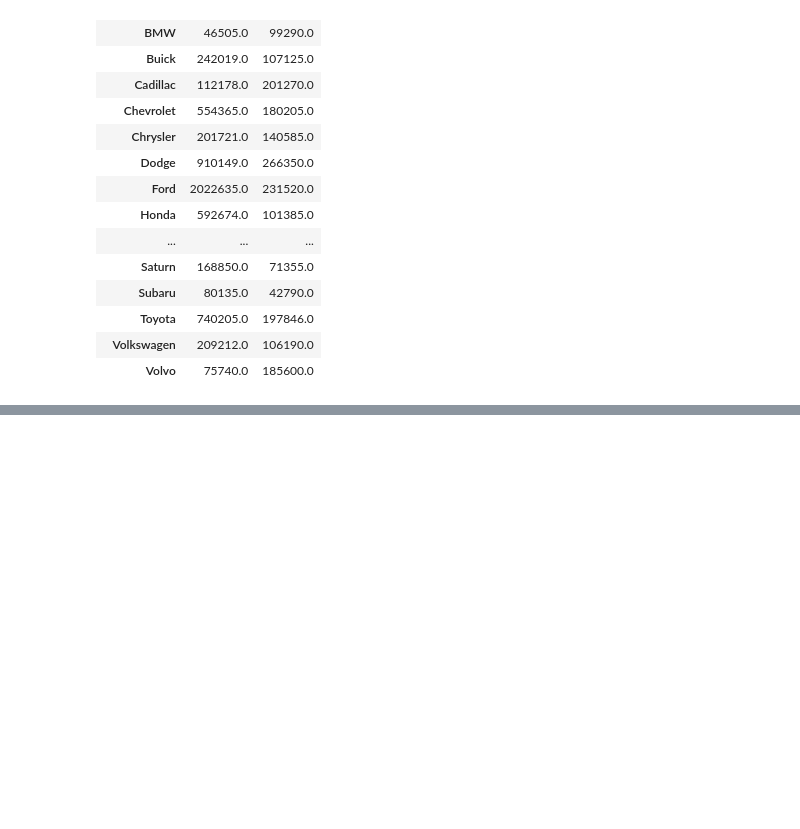
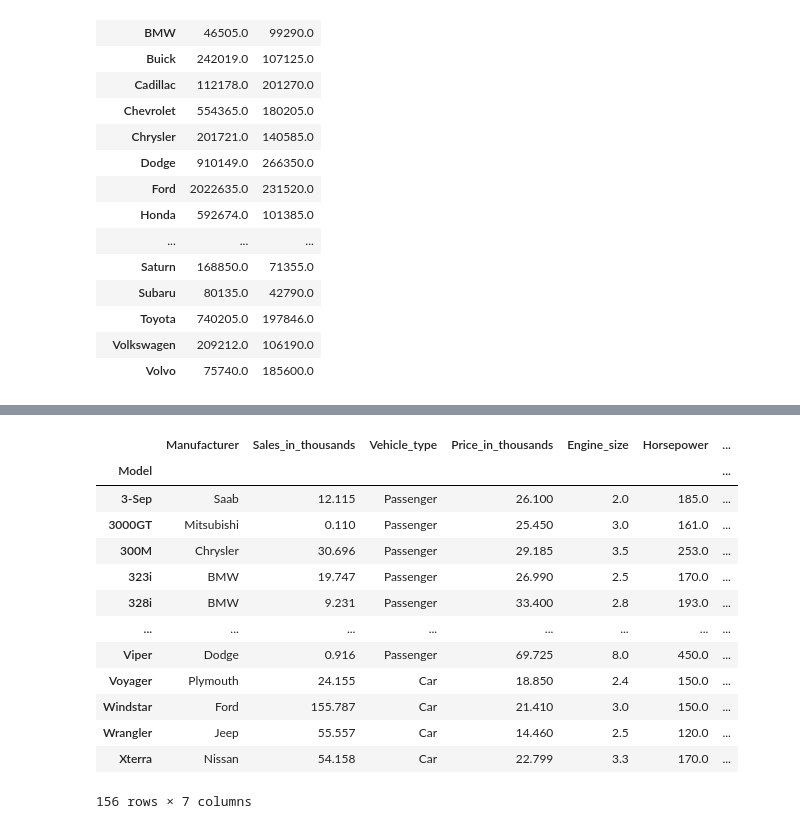
Before and after one commit to Stan-is-the-man/Data_science_bootcamp_2023, a Jupyter notebook: GroupBY_and_aggregate_functions.ipynb, the cells around one changed output, grey strips where cells are left out. Saved outputs shown, nothing was run; the diff lists cells and outputs as text; code cells hidden in the pictures; blank space fills up the shorter version.

```diff
--- a/GroupBY_and_aggregate_functions.ipynb
+++ b/GroupBY_and_aggregate_functions.ipynb
@@ -539,0 +584,17 @@ sales_in_real_values.rename(columns={'Sales_in_thousands': 'Sales',
+# %%
+df_cars.groupby(['Model']).agg('min')
+# %% [output]
+|  | Manufacturer | Sales_in_thousands | Vehicle_type | Price_in_thousands | Engine_size | Horsepower | ... |
+| Model |  |  |  |  |  |  | ... |
+| 3-Sep | Saab | 12.115 | Passenger | 26.100 | 2.0 | 185.0 | ... |
+| 3000GT | Mitsubishi | 0.110 | Passenger | 25.450 | 3.0 | 161.0 | ... |
+| 300M | Chrysler | 30.696 | Passenger | 29.185 | 3.5 | 253.0 | ... |
+| 323i | BMW | 19.747 | Passenger | 26.990 | 2.5 | 170.0 | ... |
+| 328i | BMW | 9.231 | Passenger | 33.400 | 2.8 | 193.0 | ... |
+| ... | ... | ... | ... | ... | ... | ... | ... |
+| Viper | Dodge | 0.916 | Passenger | 69.725 | 8.0 | 450.0 | ... |
+| Voyager | Plymouth | 24.155 | Car | 18.850 | 2.4 | 150.0 | ... |
+| Windstar | Ford | 155.787 | Car | 21.410 | 3.0 | 150.0 | ... |
+| Wrangler | Jeep | 55.557 | Car | 14.460 | 2.5 | 120.0 | ... |
+| Xterra | Nissan | 54.158 | Car | 22.799 | 3.3 | 170.0 | ... |
+156 rows × 7 columns
```
Also changed, not shown: parts of 15 cells of this notebook.
